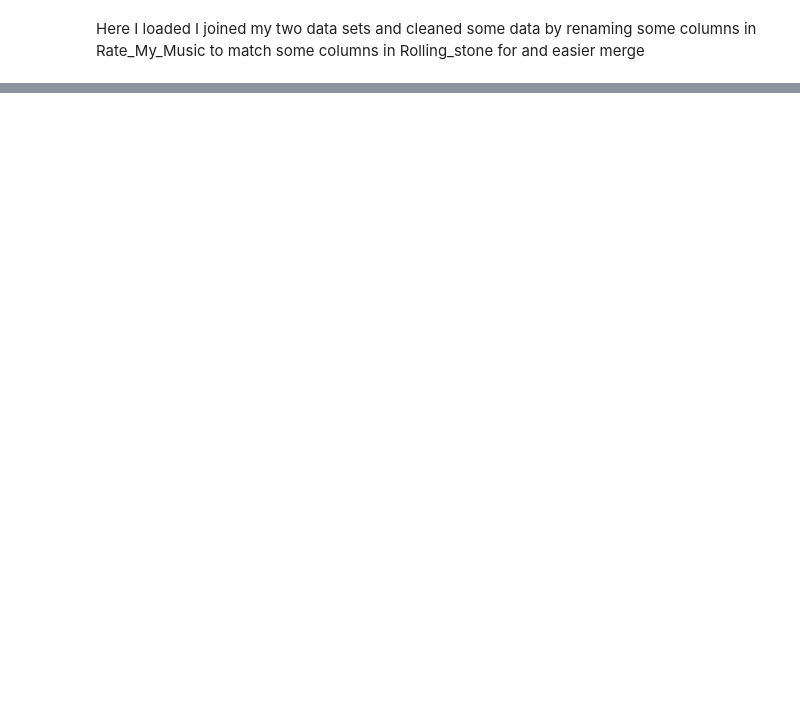
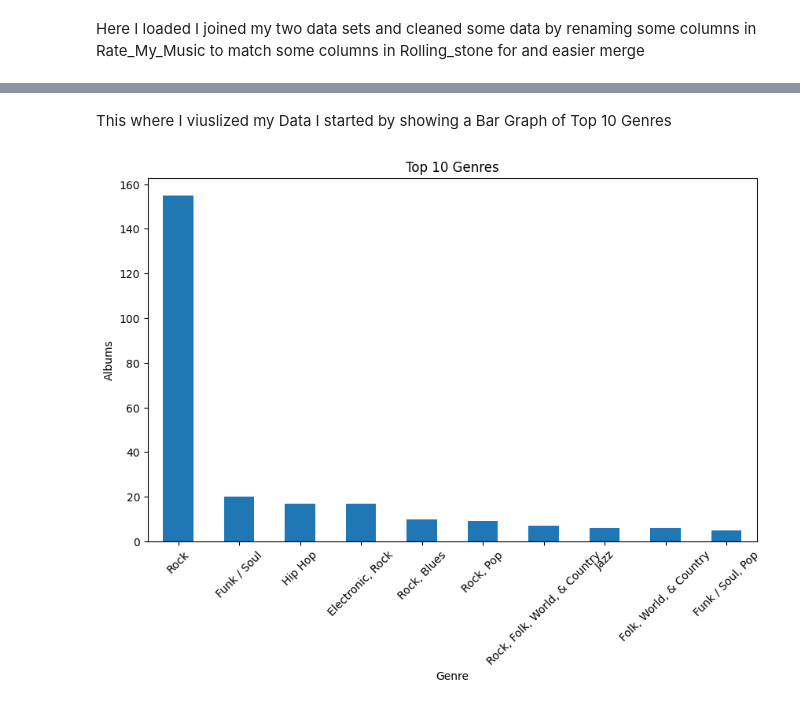
Before and after one commit to Dangarber/albums-list, a Jupyter notebook: AlbumList.ipynb, the cells around one changed output, grey strips where cells are left out. Drawn from its saved outputs; the diff is of its cells as text; code cells hidden in the pictures; blank space fills up the shorter version.

Commit message:
3 graphs

```diff
--- a/AlbumList.ipynb
+++ b/AlbumList.ipynb
@@ -38,26 +35,0 @@ Function to clean up genre values
-# %%
-def clean_genre(genre):
-    genre = genre.lower()
-    genre = genre.strip()
-
-
-    genre = genre.replace('funk / soul', 'funk/soul')
-    genre = genre.replace('rock, pop', 'pop/rock')
-    genre = genre.replace('folk, world, & country', 'folk/world/country')
-    genre = genre.replace('stage & screen', 'stage/screen')
-    genre = genre.replace('blues, pop', 'blues/pop')
-    genre = genre.replace('latin, funk/soul', 'latin/funk/soul')
-    genre = genre.replace('hip hop', 'hip-hop')
-
-    return genre
-
-
-Rate_My_Music['Genre'] = Rate_My_Music['Genre'].apply(clean_genre)
-
-
-Rolling_stone['Genre'] = Rolling_stone['Genre'].apply(clean_genre)
-
-
-joined_data = pd.merge(Rolling_stone, Rate_My_Music, on=['Album', 'Artist'], how='inner')
-
-joined_data.head(100)
@@ -77,0 +36,13 @@ joined_data.head(100)
+# %% [markdown]
+This where I viuslized my Data I started by showing a Bar Graph of Top 10 Genres
+# %%
+top_10_genres = joined_data['Genre'].value_counts().nlargest(10)
+plt.figure(figsize=(10, 6))
+top_10_genres.plot(kind='bar')
+plt.title('Top 10 Genres')
+plt.xlabel('Genre')
+plt.ylabel('Albums')
+plt.xticks(rotation=45)
+plt.show()
+# %% [output]
+[figure, added]
```
Also changed, not shown: parts of 4 cells of this notebook.
